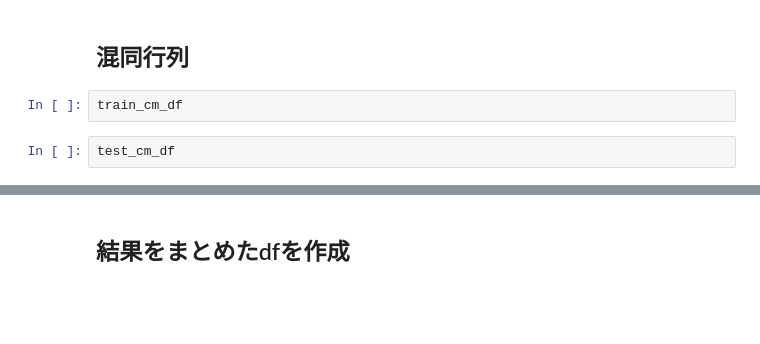
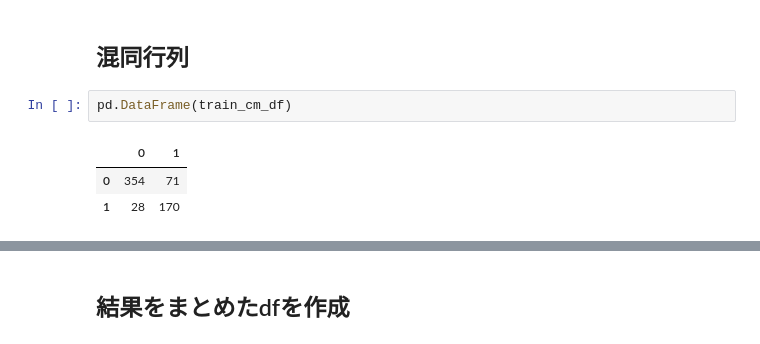
Before and after one commit to laplaciannin102/DataAnalysisTraining, a Jupyter notebook: 201908/analysis/SampleDataAnalysis_001.ipynb, the cells around one changed output, grey strips where cells are left out. Drawn from its saved outputs; the diff is of its cells as text; blank space fills up the shorter version.

```diff
--- a/201908/analysis/SampleDataAnalysis_001.ipynb
+++ b/201908/analysis/SampleDataAnalysis_001.ipynb
@@ -488,6 +848,8 @@ test_score_df
 # %% [markdown]
 ## 混同行列
-# %%
-train_cm_df
-# %%
-test_cm_df
+# %%
+pd.DataFrame(train_cm_df)
+# %% [output]
+|  | 0 | 1 |
+| 0 | 354 | 71 |
+| 1 | 28 | 170 |
```
Also changed, not shown: parts of 52 cells of this notebook, 3 other files.
